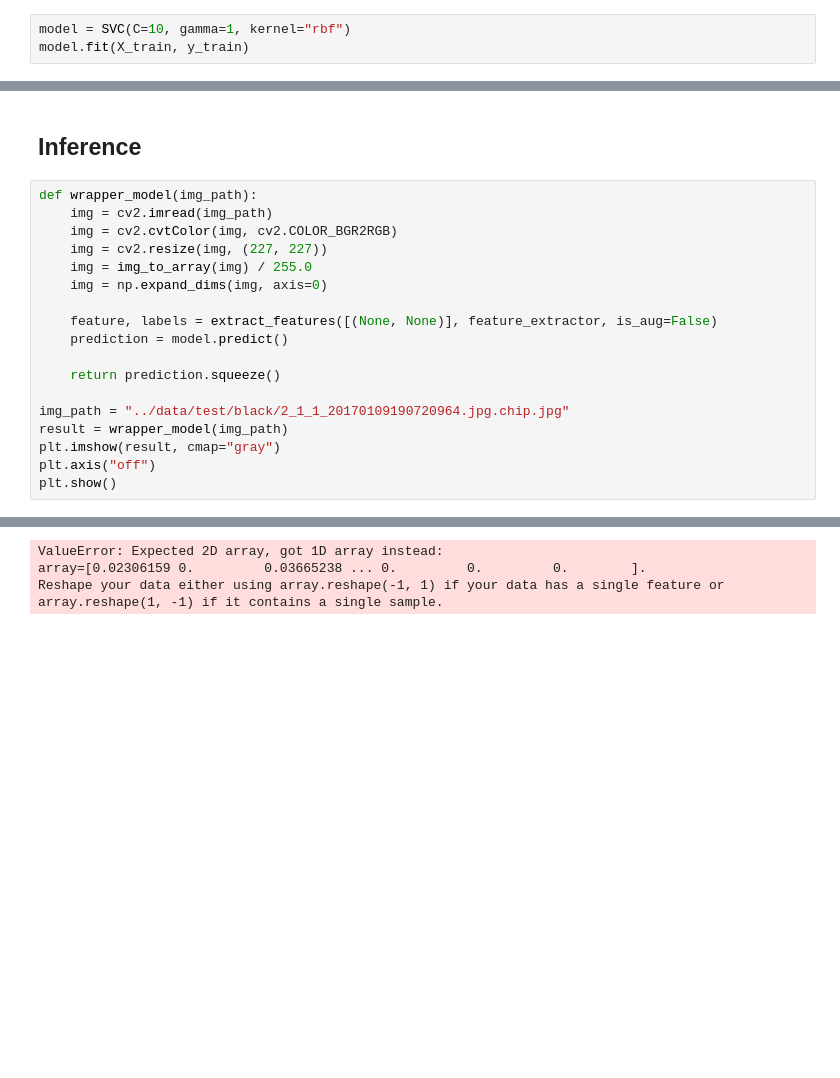
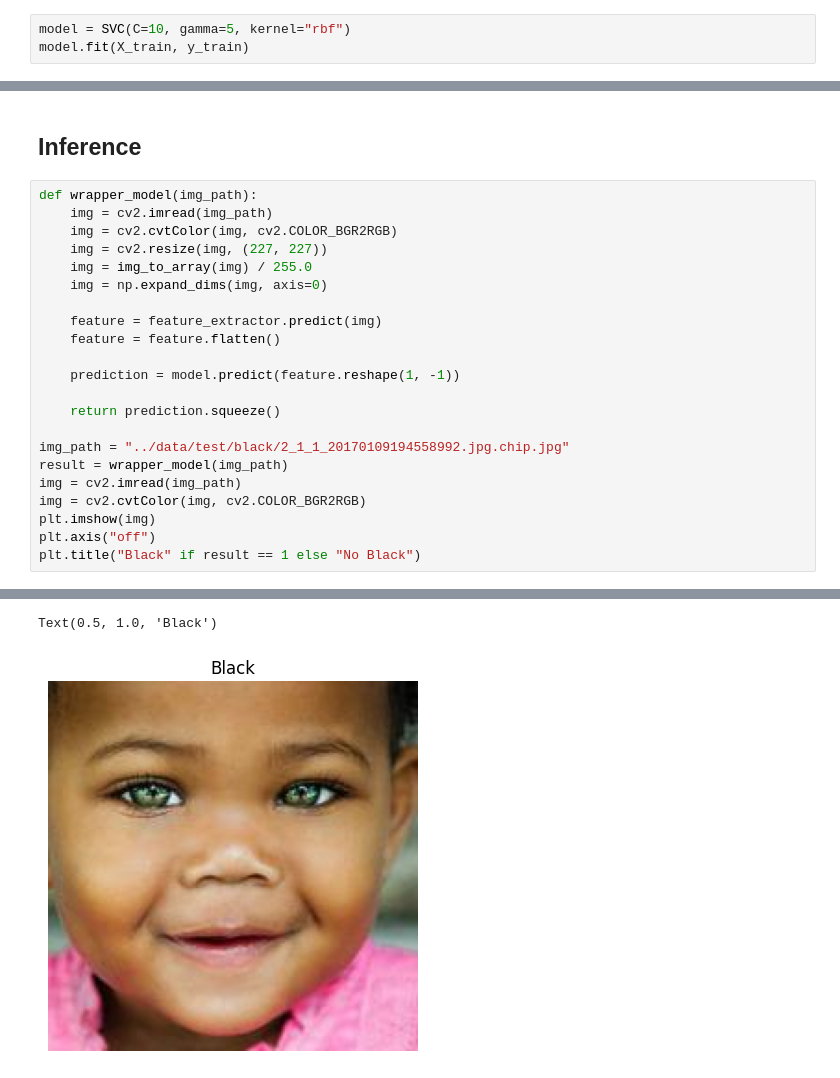
Before and after one commit to Beeditor04/CS331-lab, a Jupyter notebook: lab01/notebooks/3.OPTIMIZE.ipynb, the cells around one changed output, grey strips where cells are left out. Drawn from its saved outputs; the diff is of its cells as text; blank space fills up the shorter version.

```diff
--- a/lab01/notebooks/3.OPTIMIZE.ipynb
+++ b/lab01/notebooks/3.OPTIMIZE.ipynb
@@ -248,6 +239,6 @@ Best Score: 0.9142857142857143
 # %% [markdown]
 - try best params
 # %%
-model = SVC(C=10, gamma=1, kernel="rbf")
+model = SVC(C=10, gamma=5, kernel="rbf")
 model.fit(X_train, y_train)
 # %% [output]
@@ -328,14 +319,18 @@ def wrapper_model(img_path):
     img = img_to_array(img) / 255.0
     img = np.expand_dims(img, axis=0)
 
-    feature, labels = extract_features([(None, None)], feature_extractor, is_aug=False)
-    prediction = model.predict()
+    feature = feature_extractor.predict(img)
+    feature = feature.flatten()
+
+    prediction = model.predict(feature.reshape(1, -1))
 
     return prediction.squeeze()
 
-img_path = "../data/test/black/2_1_1_20170109190720964.jpg.chip.jpg"
+img_path = "../data/test/black/2_1_1_20170109194558992.jpg.chip.jpg"
 result = wrapper_model(img_path)
-plt.imshow(result, cmap="gray")
+img = cv2.imread(img_path)
+img = cv2.cvtColor(img, cv2.COLOR_BGR2RGB)
+plt.imshow(img)
 plt.axis("off")
-plt.show()
+plt.title("Black" if result == 1 else "No Black")
 # %% [output]
@@ -343,3 +338,2 @@ plt.show()
-ValueError: Expected 2D array, got 1D array instead:
-array=[0.02306159 0.         0.03665238 ... 0.         0.         0.        ].
-Reshape your data either using array.reshape(-1, 1) if your data has a single feature or array.reshape(1, -1) if it contains a single sample.
+Text(0.5, 1.0, 'Black')
+[figure, added]
```
Also changed, not shown: parts of 11 cells of this notebook, 2 other files.
